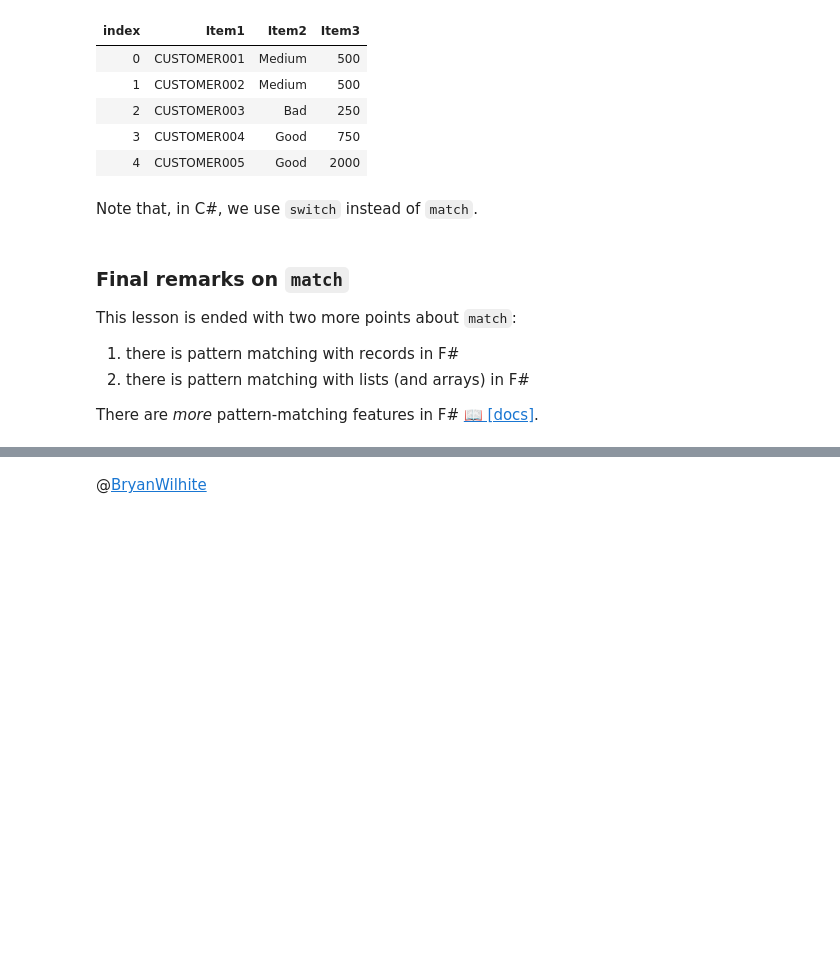
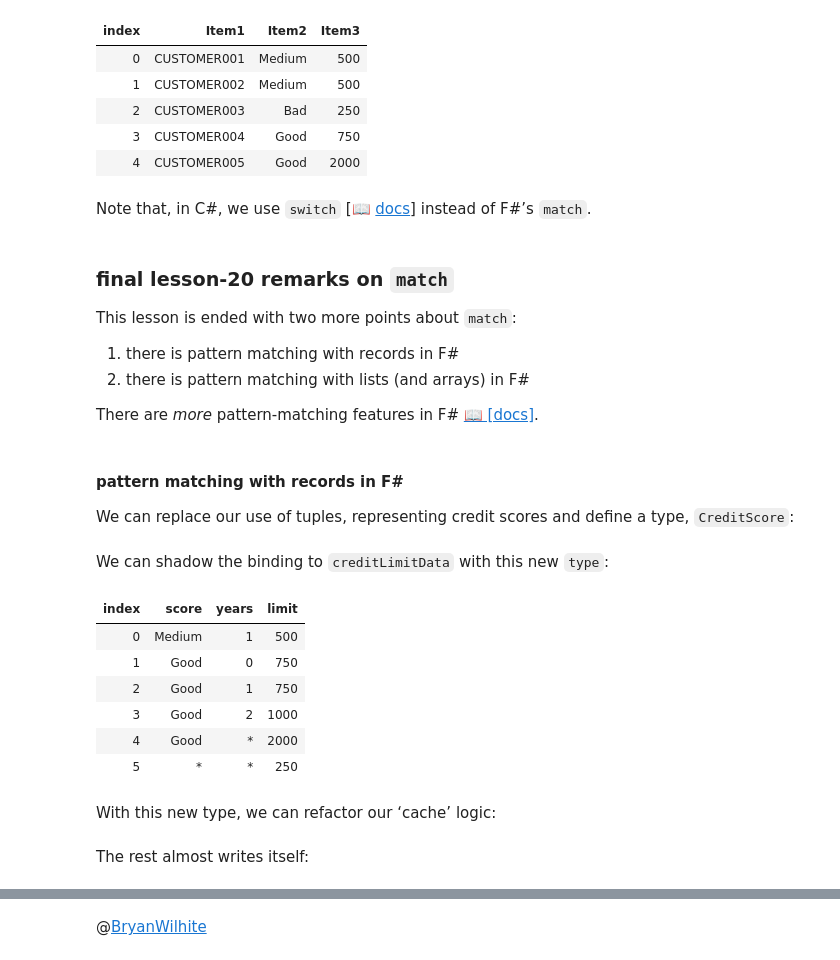
Before and after one commit to BryanWilhite/jupyter-central, a Jupyter notebook: get-programming-with-f-sharp/20-program-flow-in-f-sharp.ipynb, the cells around one changed output, grey strips where cells are left out. Drawn from its saved outputs; the diff is of its cells as text; code cells hidden in the pictures; blank space fills up the shorter version.

```diff
--- a/get-programming-with-f-sharp/20-program-flow-in-f-sharp.ipynb
+++ b/get-programming-with-f-sharp/20-program-flow-in-f-sharp.ipynb
@@ -462,9 +463,9 @@ output
 | 3 | CUSTOMER004 | Good | 750 |
 | 4 | CUSTOMER005 | Good | 2000 |
 # %% [markdown]
-Note that, in C#, we use `switch` instead of `match`.
+Note that, in C#, we use `switch` [📖 [docs](https://docs.microsoft.com/en-us/dotnet/csharp/language-reference/operators/switch-expression)] instead of F#’s `match`.
 # %% [markdown]
-### Final remarks on `match`
+### final lesson-20 remarks on `match`
 
 This lesson is ended with two more points about `match`:
 
@@ -472,3 +473,7 @@ This lesson is ended with two more points about `match`:
 2. there is pattern matching with lists (and arrays) in F#
 
 There are _more_ pattern-matching features in F# [📖 [docs]](https://docs.microsoft.com/en-us/dotnet/fsharp/language-reference/pattern-matching).
+# %% [markdown]
+#### pattern matching with records in F#
+
+We can replace our use of tuples, representing credit scores and define a type, `CreditScore`:
@@ -474,0 +484,27 @@ There are _more_ pattern-matching features in F# [📖 [docs]](https://docs.micr
+# %% [markdown]
+We can shadow the binding to `creditLimitData` with this new `type`:
+# %%
+#!fsharp
+
+let toType (jElement: JsonElement) =
+    let score = (jElement.GetProperty "score").GetString()
+    let years = (jElement.GetProperty "years").GetString()
+    let limit = (jElement.GetProperty "limit").GetInt32()
+
+    { score = score; years = years; limit = limit }
+
+let creditLimitData = seq {
+        for i in jsonDoc.RootElement.EnumerateArray() -> i |> toType
+    }
+
+creditLimitData
+# %% [output]
+| index | score | years | limit |
+| 0 | Medium | 1 | 500 |
+| 1 | Good | 0 | 750 |
+| 2 | Good | 1 | 750 |
+| 3 | Good | 2 | 1000 |
+| 4 | Good | * | 2000 |
+| 5 | * | * | 250 |
+# %% [markdown]
+With this new type, we can refactor our ‘cache’ logic:
@@ -474,0 +529,2 @@ There are _more_ pattern-matching features in F# [📖 [docs]](https://docs.micr
+# %% [markdown]
+The rest almost writes itself:
```
Also changed, not shown: parts of 15 cells of this notebook, 1 other file.
